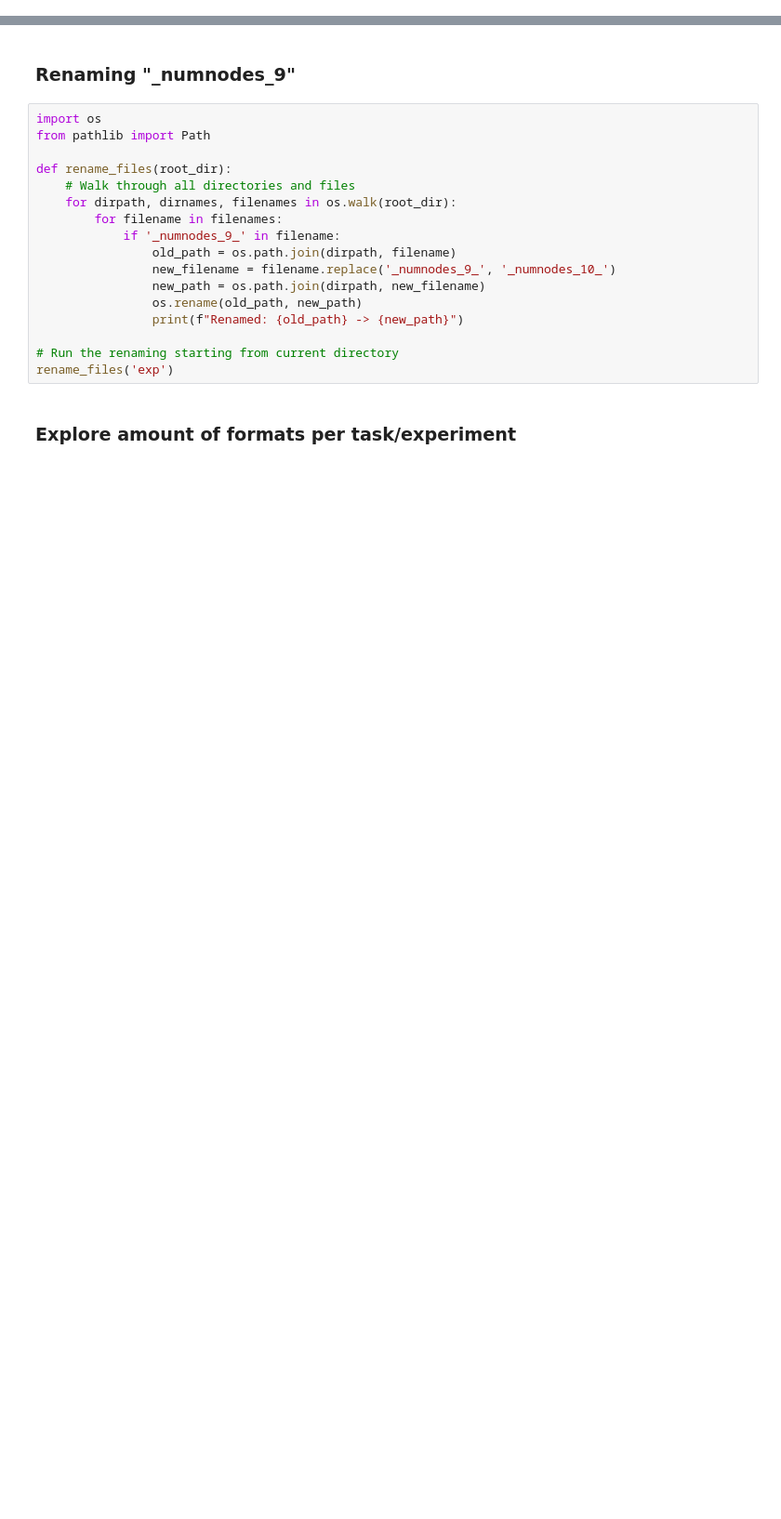
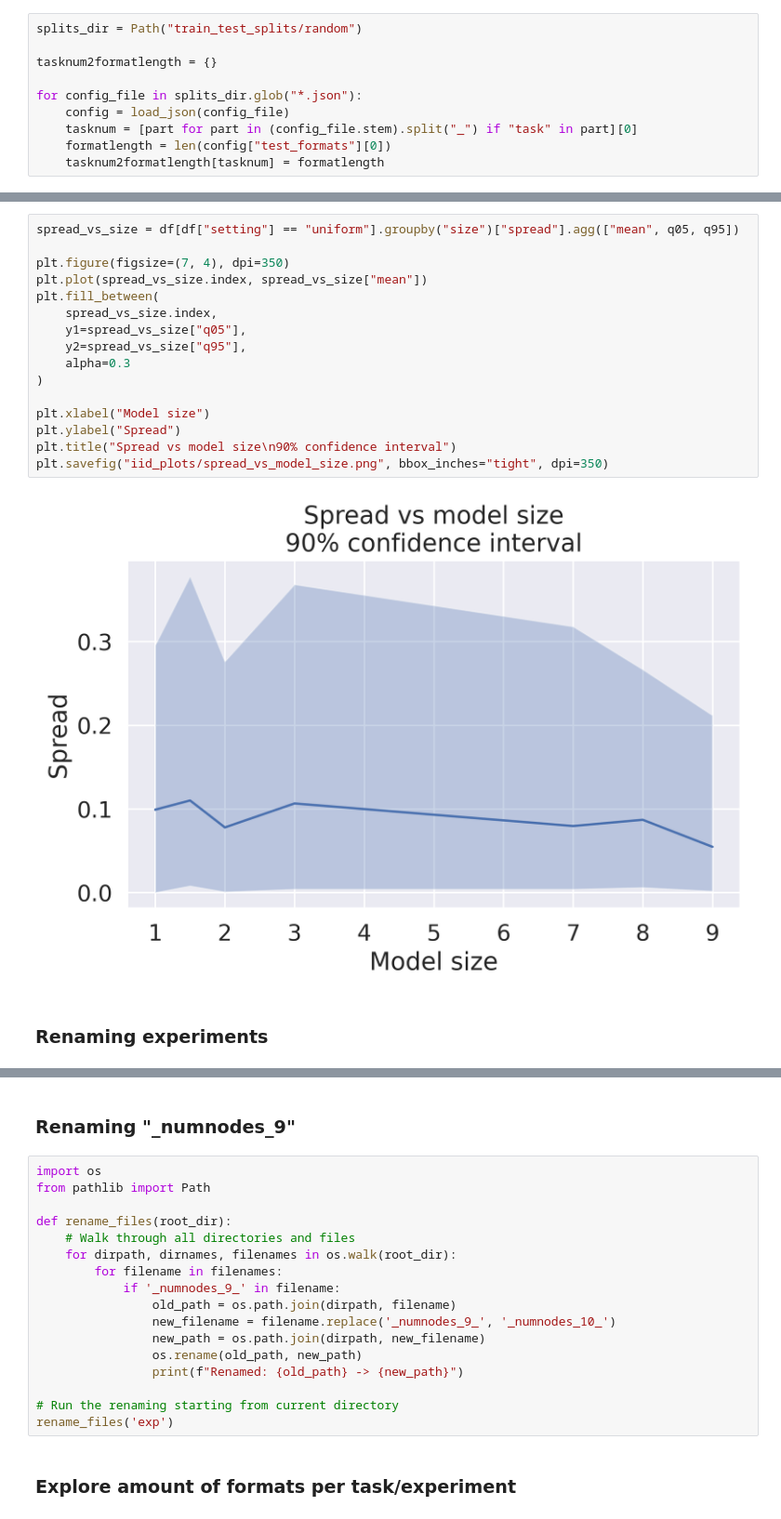
Before and after one commit to AIRI-Institute/when-punctuation-matters, a Jupyter notebook: tmp.ipynb, the cells around one changed output, grey strips where cells are left out. Shown at 93% size. Drawn from its saved outputs; the diff is of its cells as text; blank space fills up the shorter version.

```diff
--- a/tmp.ipynb
+++ b/tmp.ipynb
@@ -2,0 +75,10 @@
+# %%
+splits_dir = Path("train_test_splits/random")
+
+tasknum2formatlength = {}
+
+for config_file in splits_dir.glob("*.json"):
+    config = load_json(config_file)
+    tasknum = [part for part in (config_file.stem).split("_") if "task" in part][0]
+    formatlength = len(config["test_formats"][0])
+    tasknum2formatlength[tasknum] = formatlength
@@ -2,0 +130,20 @@
+# %%
+spread_vs_size = df[df["setting"] == "uniform"].groupby("size")["spread"].agg(["mean", q05, q95])
+
+plt.figure(figsize=(7, 4), dpi=350)
+plt.plot(spread_vs_size.index, spread_vs_size["mean"])
+plt.fill_between(
+    spread_vs_size.index,
+    y1=spread_vs_size["q05"],
+    y2=spread_vs_size["q95"],
+    alpha=0.3
+)
+
+plt.xlabel("Model size")
+plt.ylabel("Spread")
+plt.title("Spread vs model size\n90% confidence interval")
+plt.savefig("iid_plots/spread_vs_model_size.png", bbox_inches="tight", dpi=350)
+# %% [output]
+[figure, added]
+# %% [markdown]
+### Renaming experiments
```
Also changed, not shown: parts of 45 cells of this notebook, 1 other file.
